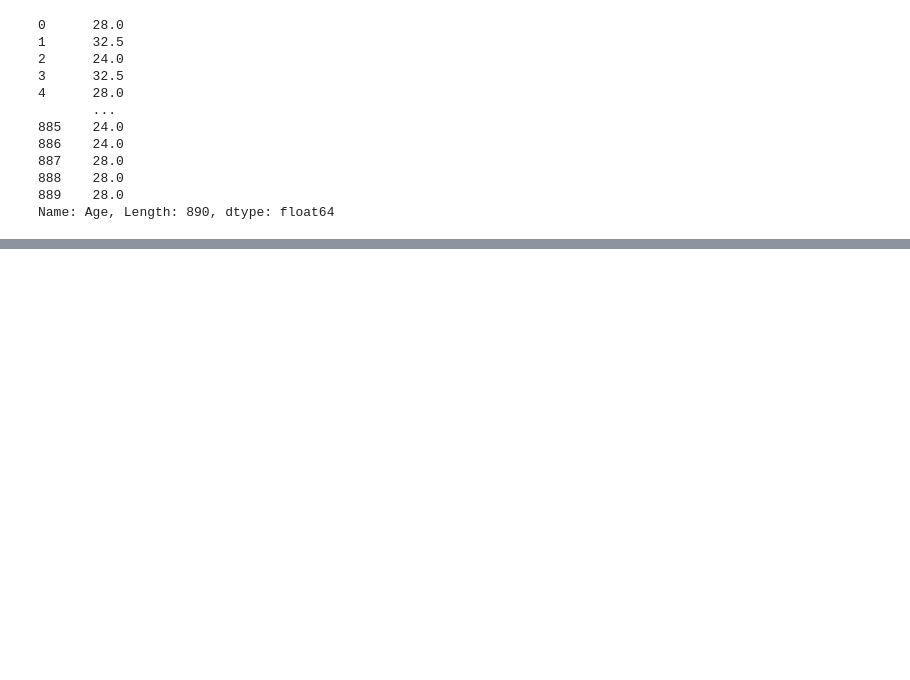
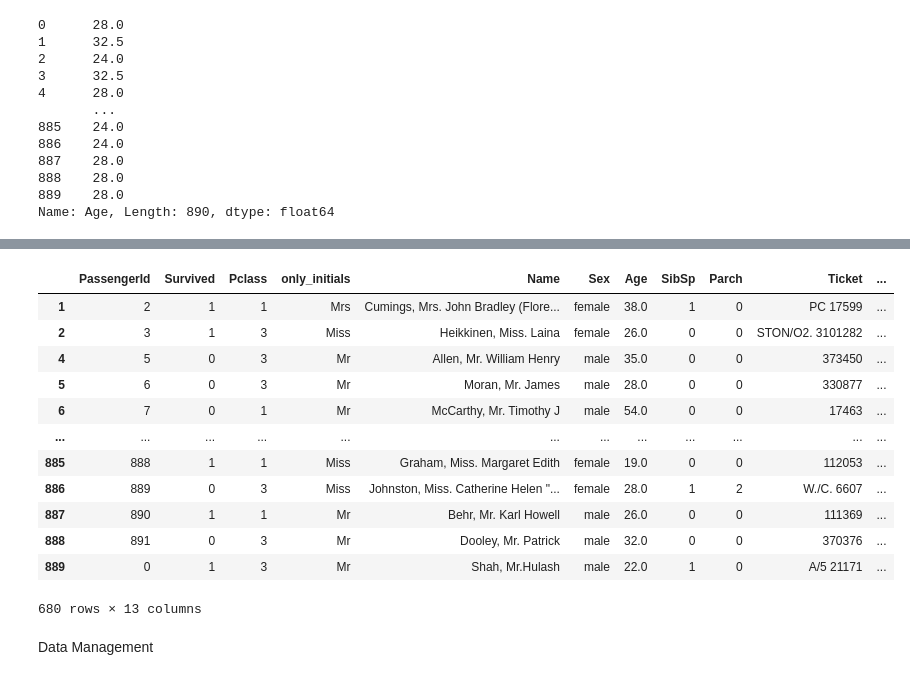
Before and after one commit to Hulash-shah/Data-Science-And-Machine-Learning-Skill-Sikshya, a Jupyter notebook: Skill_Sikshya/Day29/DataManipulation.ipynb, the cells around one changed output, grey strips where cells are left out. Saved outputs shown, nothing was run; the diff lists cells and outputs as text; code cells hidden in the pictures; blank space fills up the shorter version.

```diff
--- a/Skill_Sikshya/Day28/DataManupulation.ipynb
+++ b/Skill_Sikshya/Day29/DataManipulation.ipynb
@@ -264,0 +289,8 @@ Name: Age, Length: 890, dtype: float64
+# %%
+titanic_df["only_initials"] = titanic_df["only_initials"].replace({
+    "Mlle": "Miss", "Ms": "Miss", "Mme": "Mrs", "Lady": "Mrs",
+    "the Countess": "Mrs", "Don": "Mr", "Sir": "Mr", "Jonkheer": "Mr",
+    "Capt": "Mr", "Col": "Mr", "Major": "Mr", "Rev": "Mr"
+})
+
+titanic_df["only_initials"].value_counts()
@@ -264,0 +355,20 @@ Name: Age, Length: 890, dtype: float64
+# %%
+titanic_df.drop_duplicates()                     # drop fully duplicate rows
+titanic_df.drop_duplicates(subset="Ticket")       # keep only 1 row per Ticket number
+titanic_df.drop_duplicates(subset="Ticket", keep="last")
+# %% [output]
+|  | PassengerId | Survived | Pclass | only_initials | Name | Sex | Age | SibSp | Parch | Ticket | ... |
+| 1 | 2 | 1 | 1 | Mrs | Cumings, Mrs. John Bradley (Flore... | female | 38.0 | 1 | 0 | PC 17599 | ... |
+| 2 | 3 | 1 | 3 | Miss | Heikkinen, Miss. Laina | female | 26.0 | 0 | 0 | STON/O2. 3101282 | ... |
+| 4 | 5 | 0 | 3 | Mr | Allen, Mr. William Henry | male | 35.0 | 0 | 0 | 373450 | ... |
+| 5 | 6 | 0 | 3 | Mr | Moran, Mr. James | male | 28.0 | 0 | 0 | 330877 | ... |
+| 6 | 7 | 0 | 1 | Mr | McCarthy, Mr. Timothy J | male | 54.0 | 0 | 0 | 17463 | ... |
+| ... | ... | ... | ... | ... | ... | ... | ... | ... | ... | ... | ... |
+| 885 | 888 | 1 | 1 | Miss | Graham, Miss. Margaret Edith | female | 19.0 | 0 | 0 | 112053 | ... |
+| 886 | 889 | 0 | 3 | Miss | Johnston, Miss. Catherine Helen "... | female | 28.0 | 1 | 2 | W./C. 6607 | ... |
+| 887 | 890 | 1 | 1 | Mr | Behr, Mr. Karl Howell | male | 26.0 | 0 | 0 | 111369 | ... |
+| 888 | 891 | 0 | 3 | Mr | Dooley, Mr. Patrick | male | 32.0 | 0 | 0 | 370376 | ... |
+| 889 | 0 | 1 | 3 | Mr | Shah, Mr.Hulash | male | 22.0 | 1 | 0 | A/5 21171 | ... |
+680 rows × 13 columns
+# %% [markdown]
+Data Management
```
Also changed, not shown: parts of 20 cells of this notebook.
